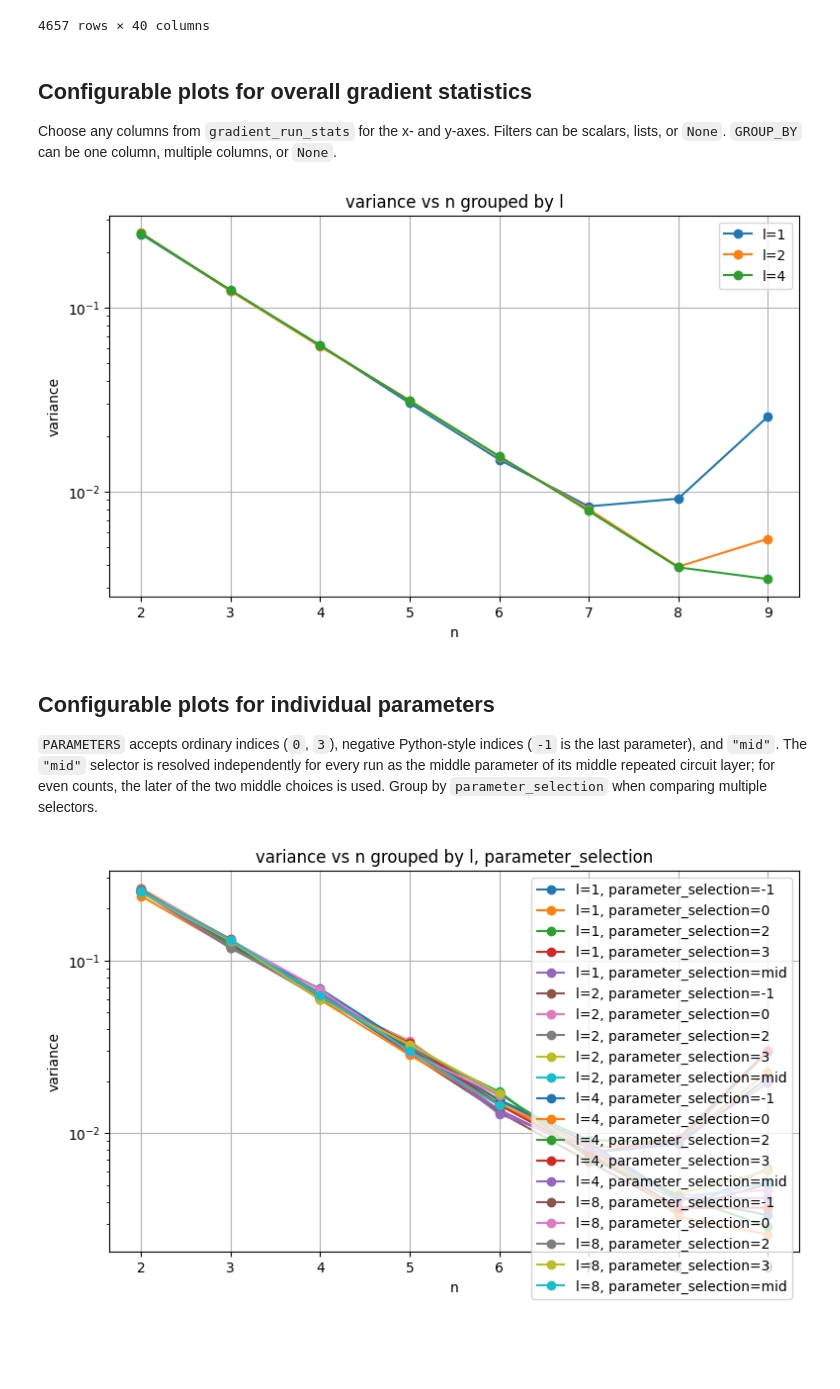
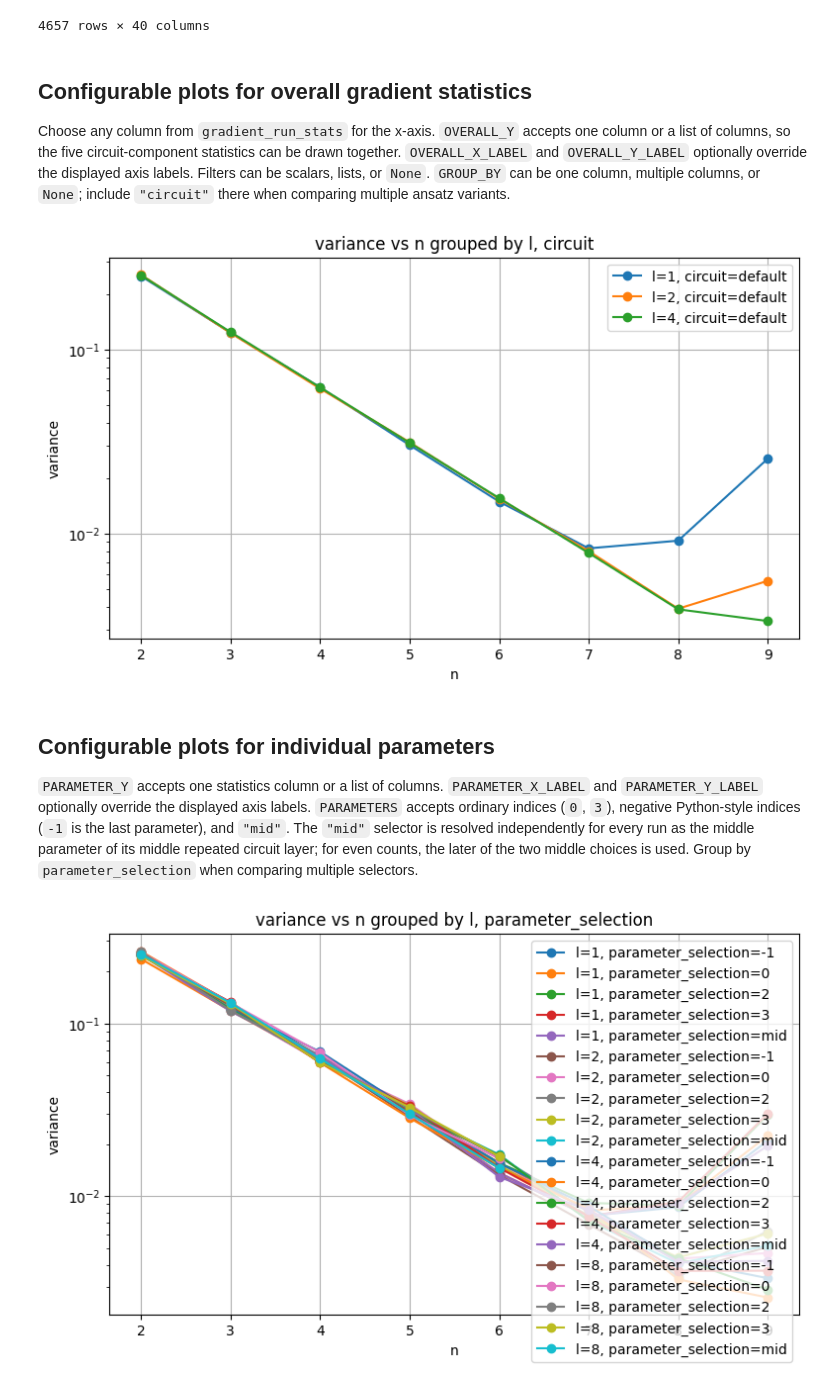
Before and after one commit to Joel-Kunk/VQCFD_quimb, a Jupyter notebook: analysis_variance.ipynb, the cells around one changed output. Drawn from its saved outputs; the diff is of its cells as text; code cells hidden in the pictures; blank space fills up the shorter version.

```diff
--- a/analysis_variance.ipynb
+++ b/analysis_variance.ipynb
@@ -164,37 +164,41 @@ gradient_parameter_stats
 # %% [markdown]
 ## Configurable plots for overall gradient statistics
 
-Choose any columns from `gradient_run_stats` for the x- and y-axes. Filters can be scalars, lists, or `None`. `GROUP_BY` can be one column, multiple columns, or `None`.
+Choose any column from `gradient_run_stats` for the x-axis. `OVERALL_Y` accepts one column or a list of columns, so the five circuit-component statistics can be drawn together. `OVERALL_X_LABEL` and `OVERALL_Y_LABEL` optionally override the displayed axis labels. Filters can be scalars, lists, or `None`. `GROUP_BY` can be one column, multiple columns, or `None`; include `"circuit"` there when comparing multiple ansatz variants.
 # %%
 OVERALL_X = "n"
-OVERALL_Y = "variance"
-OVERALL_GROUP_BY = ["l"]  # A column, list of columns, or None
+OVERALL_Y = "variance" #[f"circuit_{i}_variance" for i in [2,4]]
+OVERALL_GROUP_BY = ["l","circuit"]  # A column, list of columns, or None
+OVERALL_X_LABEL = None       # e.g. "Number of qubits"; None uses OVERALL_X
+OVERALL_Y_LABEL = None       # e.g. "Variance"; None uses the selected Y column(s)
 
 OVERALL_NS = None                # e.g. [2, 3, 4]
 OVERALL_LS = [1,2,4]                # e.g. [1, 2, 4]
-OVERALL_CIRCUITS = "default"          # e.g. ["multiscale_tree", "uni2"]
+OVERALL_CIRCUITS = "default" #["uni2","multiscale_tree","ring_trainable_crx"]          # e.g. ["multiscale_tree", "uni2"]
 OVERALL_INITIAL_STATES = "sine"    # e.g. ["positive_periodic_wave"]
 
 overall_plot_data, ax = an.plot_gradient_run_table(
     gradient_run_stats,
     x=OVERALL_X,
     y=OVERALL_Y,
     ns=OVERALL_NS,
     ls=OVERALL_LS,
     circuits=OVERALL_CIRCUITS,
     initial_states=OVERALL_INITIAL_STATES,
     group_by=OVERALL_GROUP_BY,
     kind="line",              # "line" or "scatter"
     log_x=False,
     log_y=True,
+    x_label=OVERALL_X_LABEL,
+    y_label=OVERALL_Y_LABEL,
 )
 # overall_plot_data
 # %% [output]
-[figure, old version]
+[figure, new version]
 # %% [markdown]
 ## Configurable plots for individual parameters
 
-`PARAMETERS` accepts ordinary indices (`0`, `3`), negative Python-style indices (`-1` is the last parameter), and `"mid"`. The `"mid"` selector is resolved independently for every run as the middle parameter of its middle repeated circuit layer; for even counts, the later of the two middle choices is used. Group by `parameter_selection` when comparing multiple selectors.
+`PARAMETER_Y` accepts one statistics column or a list of columns. `PARAMETER_X_LABEL` and `PARAMETER_Y_LABEL` optionally override the displayed axis labels. `PARAMETERS` accepts ordinary indices (`0`, `3`), negative Python-style indices (`-1` is the last parameter), and `"mid"`. The `"mid"` selector is resolved independently for every run as the middle parameter of its middle repeated circuit layer; for even counts, the later of the two middle choices is used. Group by `parameter_selection` when comparing multiple selectors.
 # %%
 PARAMETER_X = "n"
 PARAMETER_Y = "variance"
```
Also changed, not shown: parts of 1 cell of this notebook, 2 other files.
